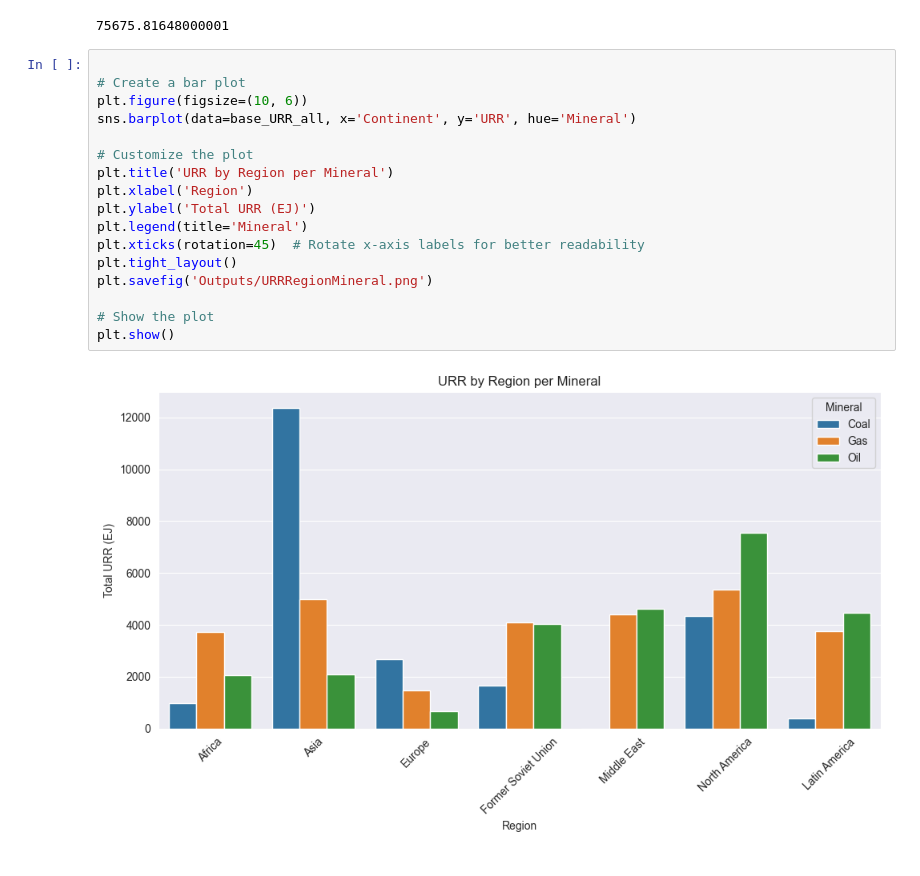
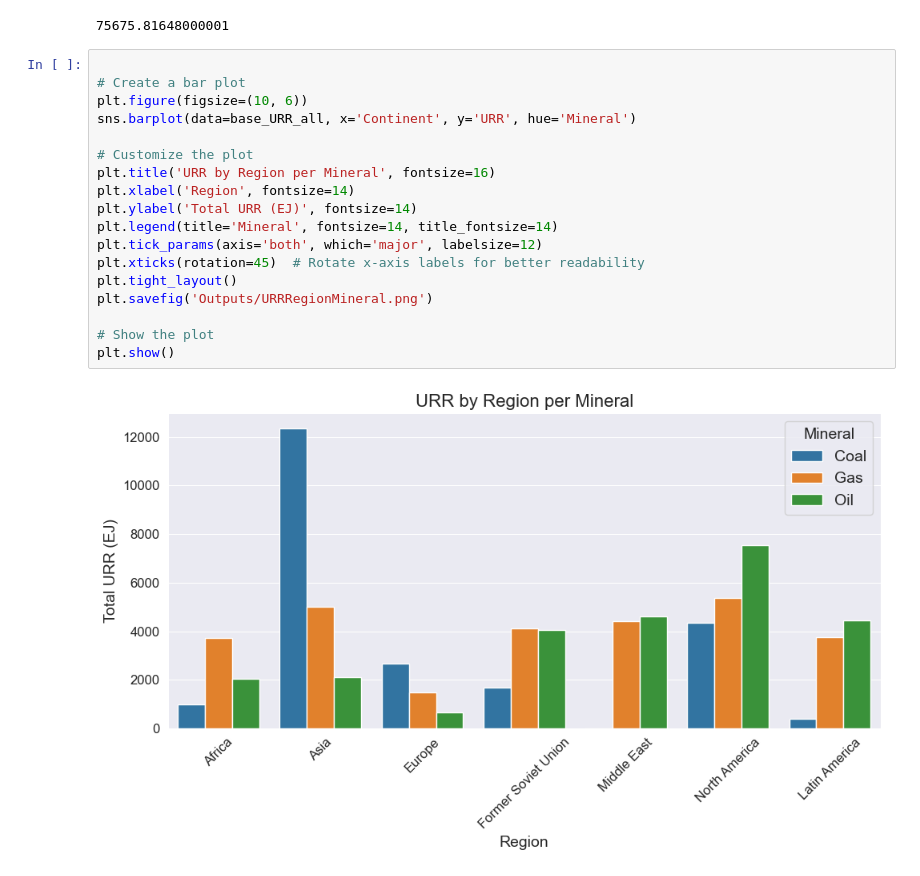
Before and after one commit to kferraga/HelsinkiEROIThesis, a Jupyter notebook: preliminary_vis.ipynb, the cells around one changed output. Saved outputs shown, nothing was run; the diff lists cells and outputs as text.

Commit message:
More Graph Work

```diff
--- a/preliminary_vis.ipynb
+++ b/preliminary_vis.ipynb
@@ -137,22 +137,23 @@ print(base_total_urr)
 # %%
 
 # Create a bar plot
 plt.figure(figsize=(10, 6))
 sns.barplot(data=base_URR_all, x='Continent', y='URR', hue='Mineral')
 
 # Customize the plot
-plt.title('URR by Region per Mineral')
-plt.xlabel('Region')
-plt.ylabel('Total URR (EJ)')
-plt.legend(title='Mineral')
+plt.title('URR by Region per Mineral', fontsize=16)
+plt.xlabel('Region', fontsize=14)
+plt.ylabel('Total URR (EJ)', fontsize=14)
+plt.legend(title='Mineral', fontsize=14, title_fontsize=14)
+plt.tick_params(axis='both', which='major', labelsize=12)
 plt.xticks(rotation=45)  # Rotate x-axis labels for better readability
 plt.tight_layout()
 plt.savefig('Outputs/URRRegionMineral.png')
 
 # Show the plot
 plt.show()
 # %% [output]
-[figure, old version]
+[figure, new version]
 # %%
 # Create a line plot
 plt.figure(figsize=(10, 6))
```
Also changed, not shown: parts of 1 cell of this notebook, 10 other files.
